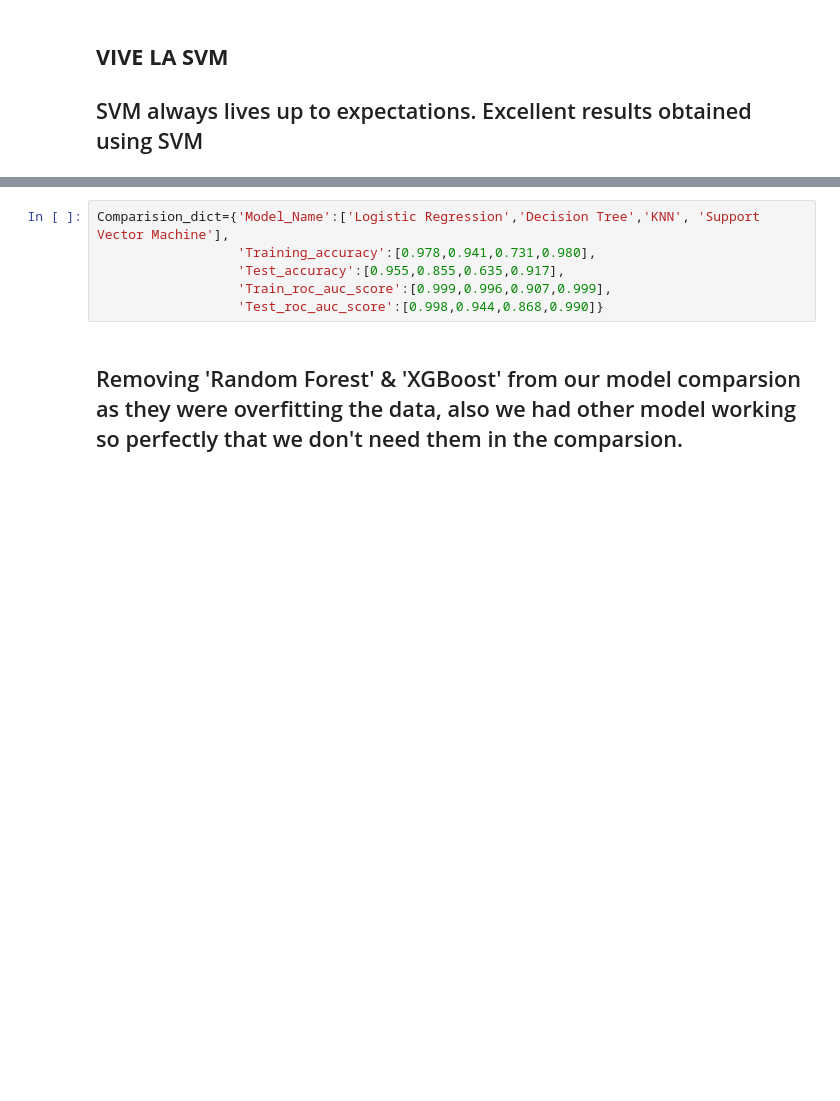
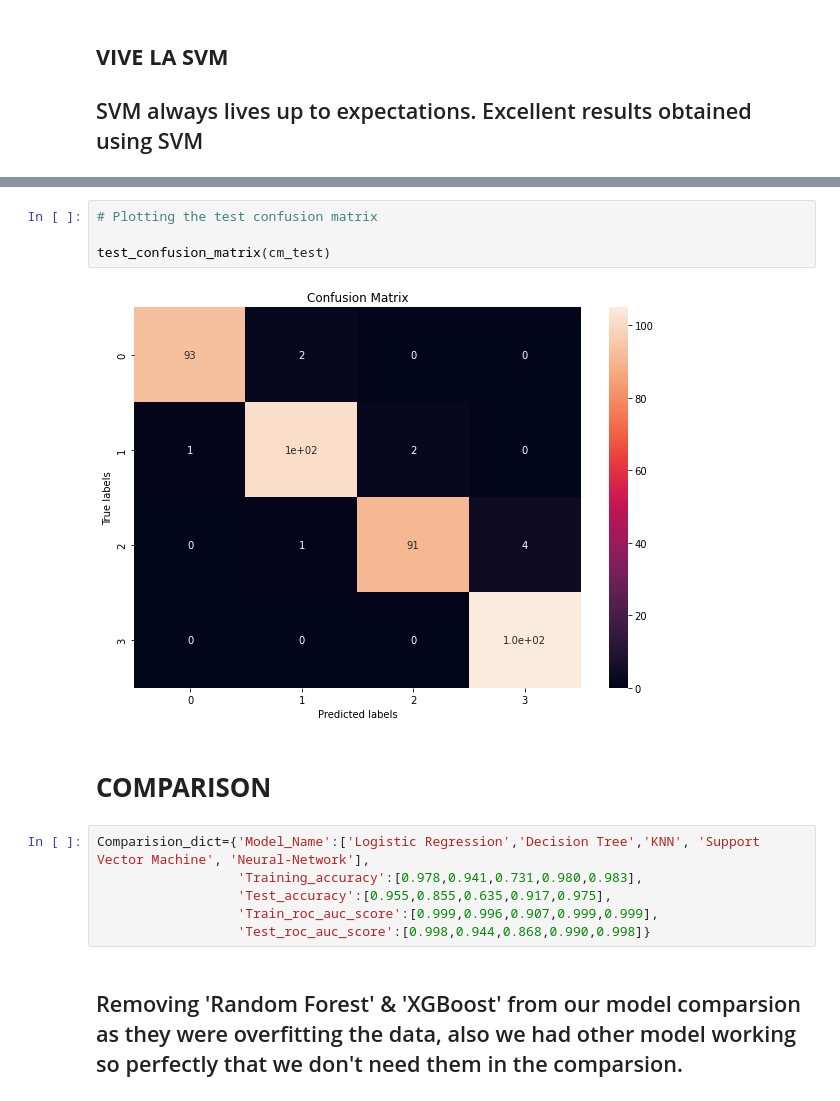
Before and after one commit to sagar2582/Capstone-3-Mobile_Price_Prediction, a Jupyter notebook: Capstone_3_Mobile_Price_Prediction.ipynb, the cells around one changed output, grey strips where cells are left out. Drawn from its saved outputs; the diff is of its cells as text; blank space fills up the shorter version.

```diff
--- a/Capstone_3_Mobile_Price_Prediction.ipynb
+++ b/Capstone_3_Mobile_Price_Prediction.ipynb
@@ -1264,9 +1398,17 @@ test_confusion_matrix(cm_test)
+# %%
+# Plotting the test confusion matrix
+
+test_confusion_matrix(cm_test)
+# %% [output]
+[figure, added]
+# %% [markdown]
+# **COMPARISON**
 # %%
-Comparision_dict={'Model_Name':['Logistic Regression','Decision Tree','KNN', 'Support Vector Machine'],
-                  'Training_accuracy':[0.978,0.941,0.731,0.980],
-                  'Test_accuracy':[0.955,0.855,0.635,0.917],
-                  'Train_roc_auc_score':[0.999,0.996,0.907,0.999],
-                  'Test_roc_auc_score':[0.998,0.944,0.868,0.990]}
+Comparision_dict={'Model_Name':['Logistic Regression','Decision Tree','KNN', 'Support Vector Machine', 'Neural-Network'],
+                  'Training_accuracy':[0.978,0.941,0.731,0.980,0.983],
+                  'Test_accuracy':[0.955,0.855,0.635,0.917,0.975],
+                  'Train_roc_auc_score':[0.999,0.996,0.907,0.999,0.999],
+                  'Test_roc_auc_score':[0.998,0.944,0.868,0.990,0.998]}
 # %% [markdown]
 ## Removing 'Random Forest' & 'XGBoost' from our model comparsion as they were overfitting the data, also we had other model working so perfectly that we don't need them in the comparsion.
 # %%
```
Also changed, not shown: parts of 23 cells of this notebook.
